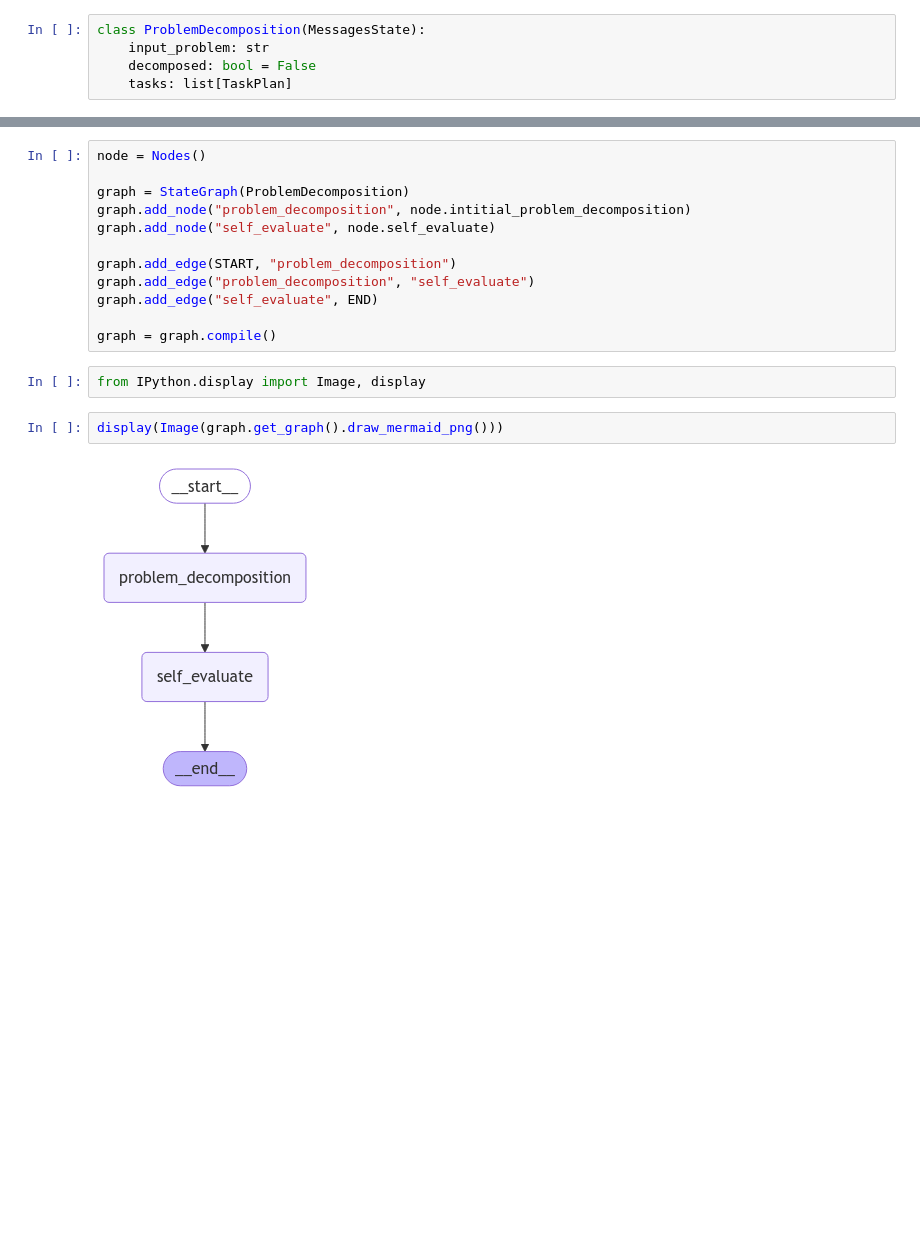
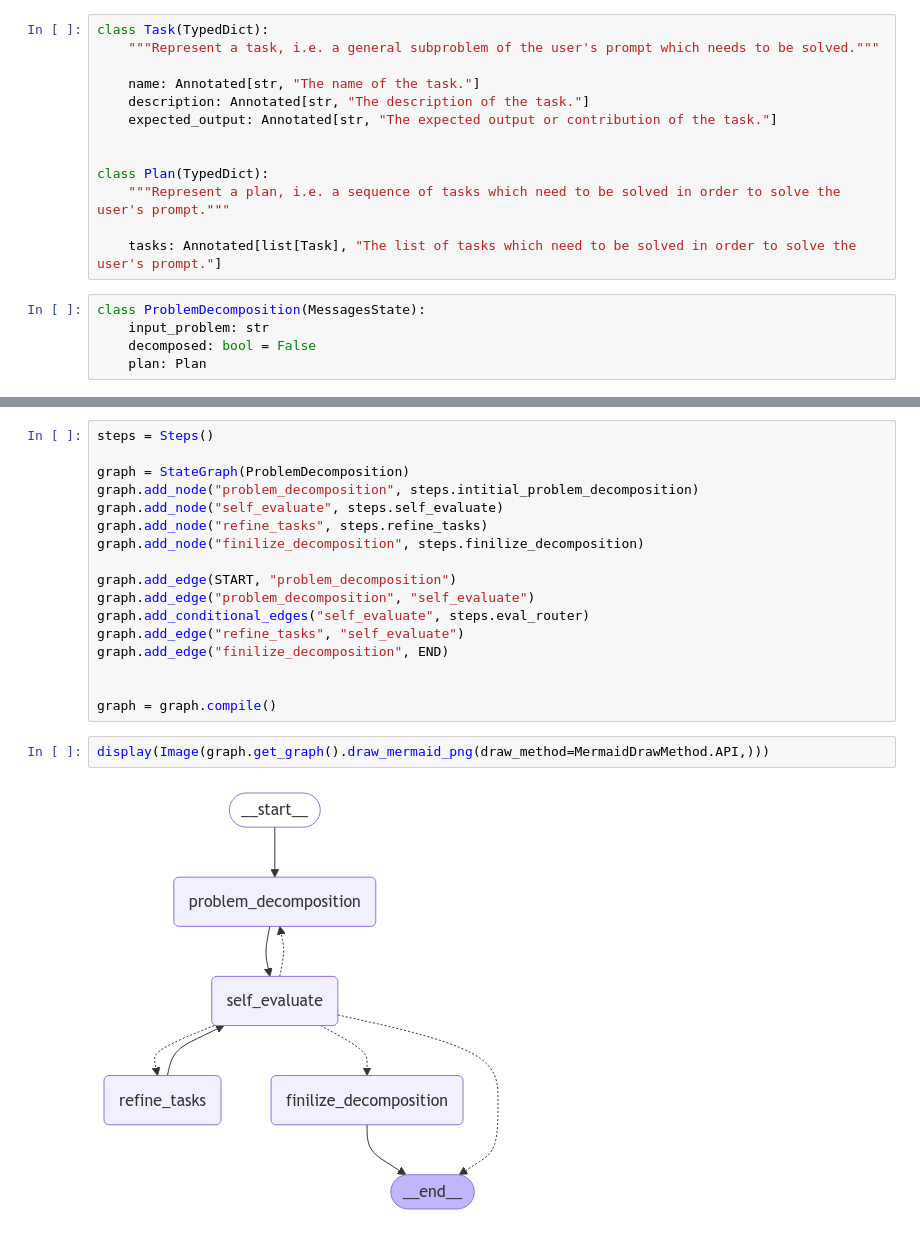
Before and after one commit to GaborOrbanDev/Cognitive-Schema-Fitting, a Jupyter notebook: problem decomposition/graph_based_decomp.ipynb, the cells around one changed output, grey strips where cells are left out. Cells and saved outputs as stored; diff of their text form; blank space fills up the shorter version.

Commit message:
develop refinement, finalization, and connections

```diff
--- a/problem decomposition/graph_based_decomp.ipynb
+++ b/problem decomposition/graph_based_decomp.ipynb
@@ -17,6 +15,19 @@ class TaskPlan(TypedDict):
+# %%
+class Task(TypedDict):
+    """Represent a task, i.e. a general subproblem of the user's prompt which needs to be solved."""
+
+    name: Annotated[str, "The name of the task."]
+    description: Annotated[str, "The description of the task."]
+    expected_output: Annotated[str, "The expected output or contribution of the task."]
+
+
+class Plan(TypedDict):
+    """Represent a plan, i.e. a sequence of tasks which need to be solved in order to solve the user's prompt."""
+
+    tasks: Annotated[list[Task], "The list of tasks which need to be solved in order to solve the user's prompt."]
 # %%
 class ProblemDecomposition(MessagesState):
     input_problem: str
     decomposed: bool = False
-    tasks: list[TaskPlan]
+    plan: Plan
 # %%
@@ -72,21 +107,24 @@ class Nodes:
 # %%
-node = Nodes()
+steps = Steps()
 
 graph = StateGraph(ProblemDecomposition)
-graph.add_node("problem_decomposition", node.intitial_problem_decomposition)
-graph.add_node("self_evaluate", node.self_evaluate)
+graph.add_node("problem_decomposition", steps.intitial_problem_decomposition)
+graph.add_node("self_evaluate", steps.self_evaluate)
+graph.add_node("refine_tasks", steps.refine_tasks)
+graph.add_node("finilize_decomposition", steps.finilize_decomposition)
 
 graph.add_edge(START, "problem_decomposition")
 graph.add_edge("problem_decomposition", "self_evaluate")
-graph.add_edge("self_evaluate", END)
+graph.add_conditional_edges("self_evaluate", steps.eval_router)
+graph.add_edge("refine_tasks", "self_evaluate")
+graph.add_edge("finilize_decomposition", END)
+
 
 graph = graph.compile()
-# %%
-from IPython.display import Image, display
 # %%
-display(Image(graph.get_graph().draw_mermaid_png()))
+display(Image(graph.get_graph().draw_mermaid_png(draw_method=MermaidDrawMethod.API,)))
 # %% [output]
-[figure, old version]
+[figure, new version]
 # %%
 for task in graph.stream({"input_problem": "How to build a house?"}):
     print(task)
```
Also changed, not shown: parts of 5 cells of this notebook, 1 other file.
